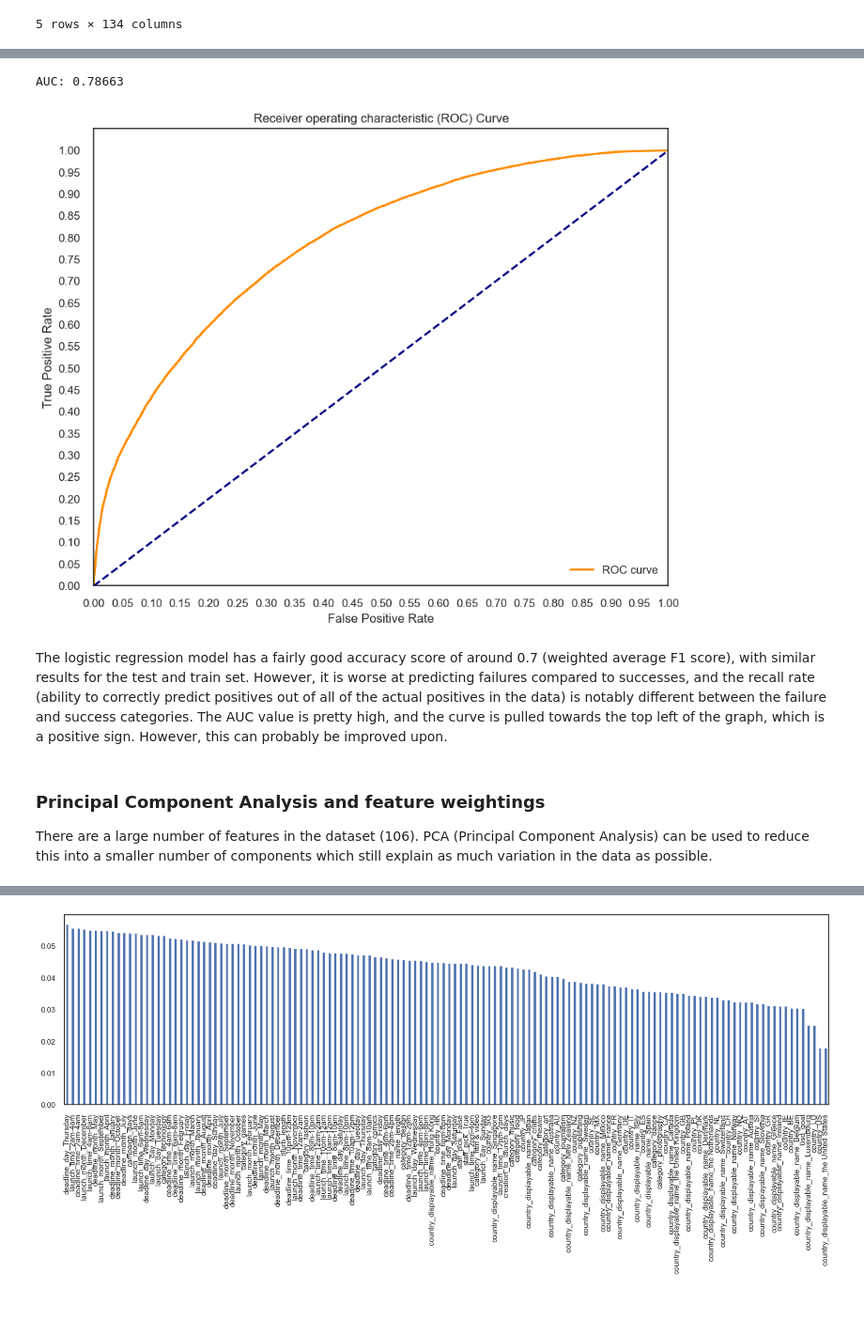
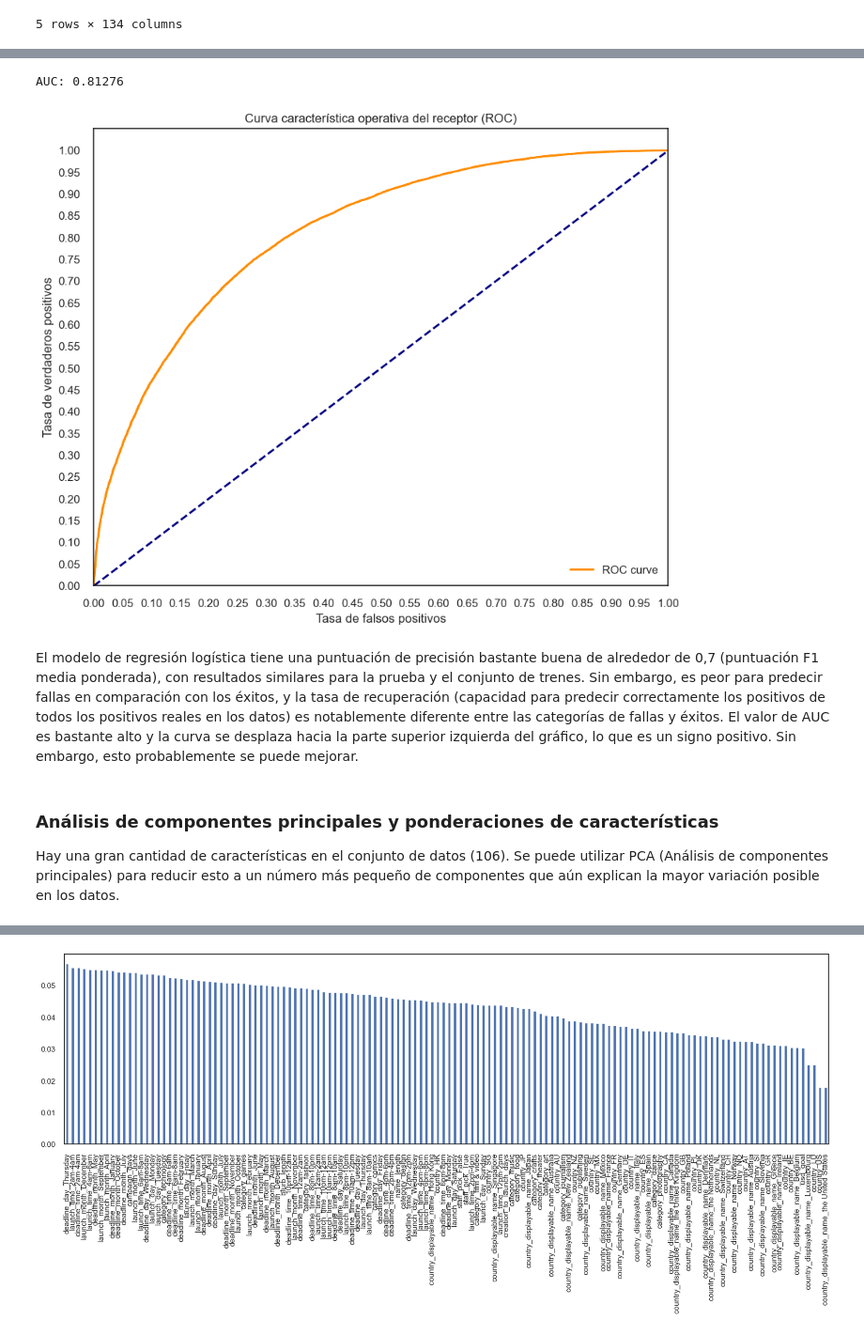
Before and after one commit to ababdalla/Tesis, a Jupyter notebook: Analisis-Tesis.ipynb, the cells around one changed output, grey strips where cells are left out. Shown at 94% size. Cells and saved outputs as stored; diff of their text form; code cells hidden in the pictures; blank space fills up the shorter version.

```diff
--- a/Analisis-Tesis.ipynb
+++ b/Analisis-Tesis.ipynb
@@ -1196,32 +1189,32 @@ plot_cf(y_test, y_hat_test)
 # %%
-# Plotting the AUC-ROC
+# Trazado de la AUC-ROC
 y_score = logreg.fit(X_train, y_train).decision_function(X_test)
 fpr, tpr, thresholds = roc_curve(y_test, y_score)
 
 print('AUC:', round(auc(fpr, tpr),5))
 
 plt.figure(figsize=(10,8))
 lw = 2
 plt.plot(fpr, tpr, color='darkorange',
          lw=lw, label='ROC curve')
 plt.plot([0, 1], [0, 1], color='navy', lw=lw, linestyle='--')
 plt.xlim([0.0, 1.0])
 plt.ylim([0.0, 1.05])
 plt.yticks([i/20.0 for i in range(21)])
 plt.xticks([i/20.0 for i in range(21)])
-plt.xlabel('False Positive Rate')
-plt.ylabel('True Positive Rate')
-plt.title('Receiver operating characteristic (ROC) Curve')
+plt.xlabel('Tasa de falsos positivos')
+plt.ylabel('Tasa de verdaderos positivos')
+plt.title('Curva característica operativa del receptor (ROC)')
 plt.legend(loc="lower right")
 plt.show()
 # %% [output]
-AUC: 0.78663
+AUC: 0.81276
-[figure, old version]
+[figure, new version]
-# %% [markdown]
-The logistic regression model has a fairly good accuracy score of around 0.7 (weighted average F1 score), with similar results for the test and train set. However, it is worse at predicting failures compared to successes, and the recall rate (ability to correctly predict positives out of all of the actual positives in the data) is notably different between the failure and success categories. The AUC value is pretty high, and the curve is pulled towards the top left of the graph, which is a positive sign. However, this can probably be improved upon.
-# %% [markdown]
-### Principal Component Analysis and feature weightings
-There are a large number of features in the dataset (106). PCA (Principal Component Analysis) can be used to reduce this into a smaller number of components which still explain as much variation in the data as possible.
+# %% [markdown]
+El modelo de regresión logística tiene una puntuación de precisión bastante buena de alrededor de 0,7 (puntuación F1 media ponderada), con resultados similares para la prueba y el conjunto de trenes. Sin embargo, es peor para predecir fallas en comparación con los éxitos, y la tasa de recuperación (capacidad para predecir correctamente los positivos de todos los positivos reales en los datos) es notablemente diferente entre las categorías de fallas y éxitos. El valor de AUC es bastante alto y la curva se desplaza hacia la parte superior izquierda del gráfico, lo que es un signo positivo. Sin embargo, esto probablemente se puede mejorar.
+# %% [markdown]
+### Análisis de componentes principales y ponderaciones de características
+Hay una gran cantidad de características en el conjunto de datos (106). Se puede utilizar PCA (Análisis de componentes principales) para reducir esto a un número más pequeño de componentes que aún explican la mayor variación posible en los datos.
 # %%
 pca = PCA()
 pca.fit_transform(X)
```
Also changed, not shown: parts of 253 cells of this notebook.
